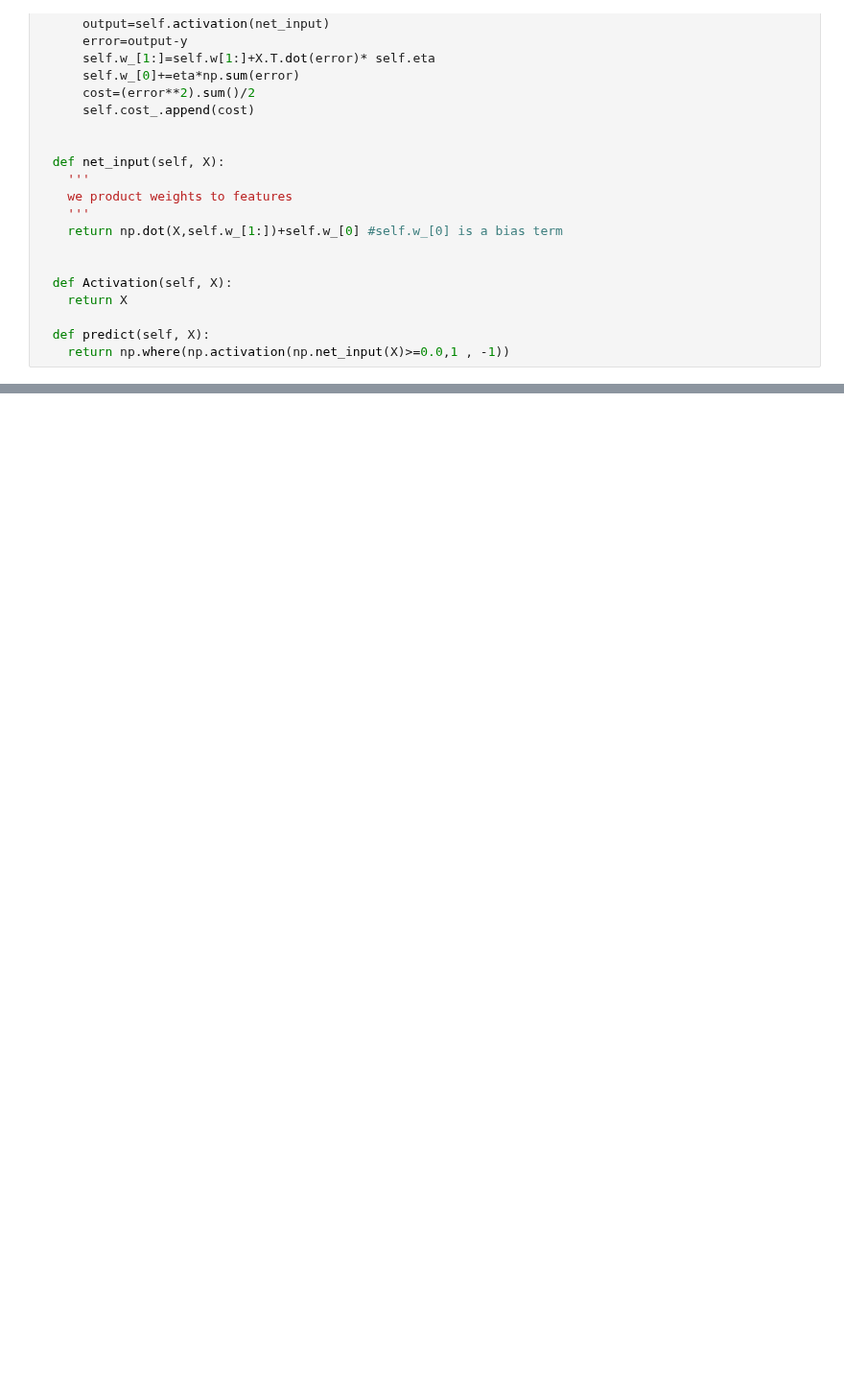
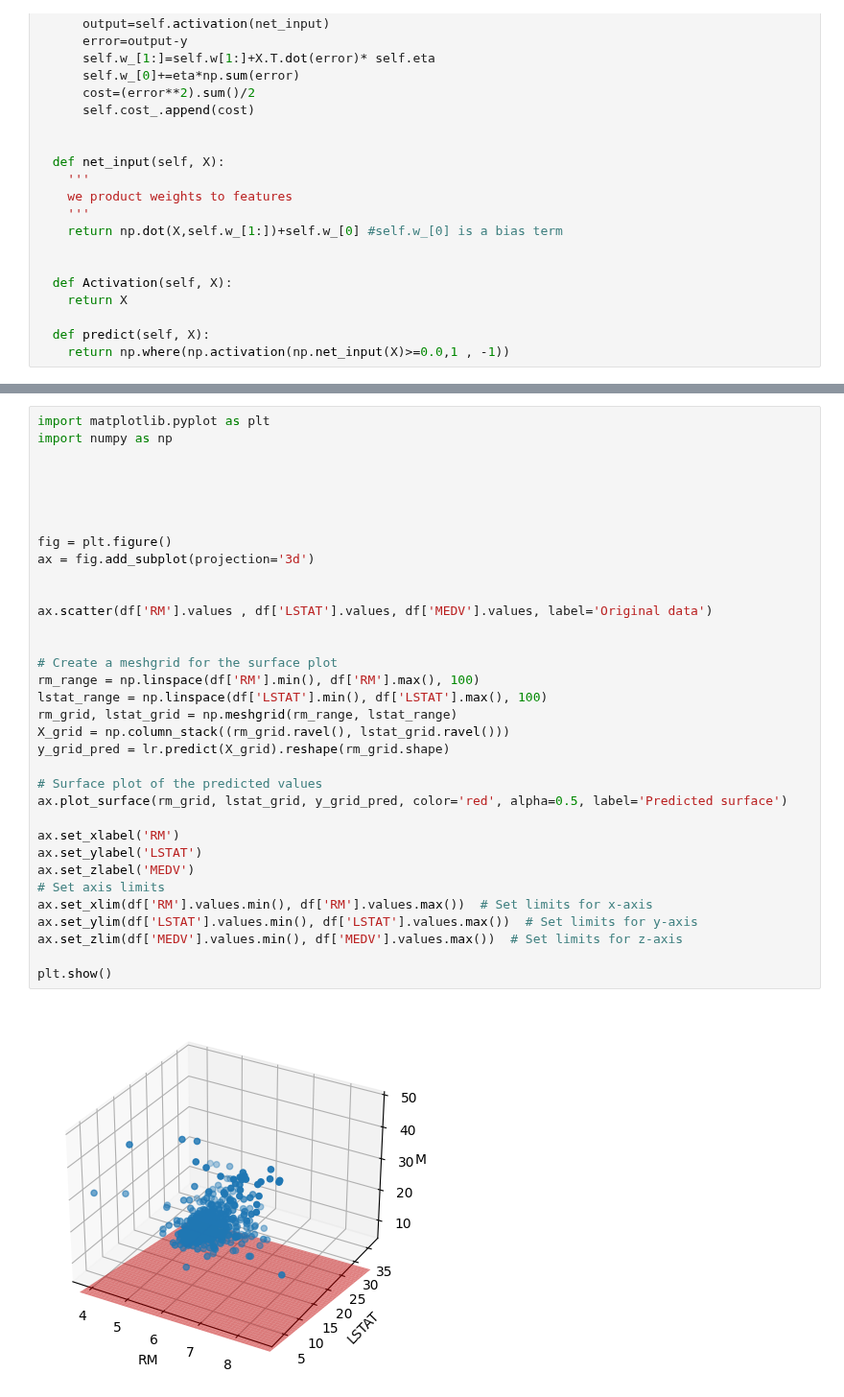
Before and after one commit to nargesghan/cs_internship_journey, a Jupyter notebook: Regression analysis/regression_analysis.ipynb, the cells around one changed output, grey strips where cells are left out. Shown at 96% size. Drawn from its saved outputs; the diff is of its cells as text; blank space fills up the shorter version.

```diff
--- a/Regression analysis/regression_analysis.ipynb
+++ b/Regression analysis/regression_analysis.ipynb
@@ -128,0 +205,36 @@ class LinearRegressionGD:
+# %%
+import matplotlib.pyplot as plt
+import numpy as np
+
+
+
+
+
+fig = plt.figure()
+ax = fig.add_subplot(projection='3d')
+
+
+ax.scatter(df['RM'].values , df['LSTAT'].values, df['MEDV'].values, label='Original data')
+
+
+# Create a meshgrid for the surface plot
+rm_range = np.linspace(df['RM'].min(), df['RM'].max(), 100)
+lstat_range = np.linspace(df['LSTAT'].min(), df['LSTAT'].max(), 100)
+rm_grid, lstat_grid = np.meshgrid(rm_range, lstat_range)
+X_grid = np.column_stack((rm_grid.ravel(), lstat_grid.ravel()))
+y_grid_pred = lr.predict(X_grid).reshape(rm_grid.shape)
+
+# Surface plot of the predicted values
+ax.plot_surface(rm_grid, lstat_grid, y_grid_pred, color='red', alpha=0.5, label='Predicted surface')
+
+ax.set_xlabel('RM')
+ax.set_ylabel('LSTAT')
+ax.set_zlabel('MEDV')
+# Set axis limits
+ax.set_xlim(df['RM'].values.min(), df['RM'].values.max())  # Set limits for x-axis
+ax.set_ylim(df['LSTAT'].values.min(), df['LSTAT'].values.max())  # Set limits for y-axis
+ax.set_zlim(df['MEDV'].values.min(), df['MEDV'].values.max())  # Set limits for z-axis
+
+plt.show()
+# %% [output]
+[figure, added]
```
Also changed, not shown: parts of 15 cells of this notebook.
